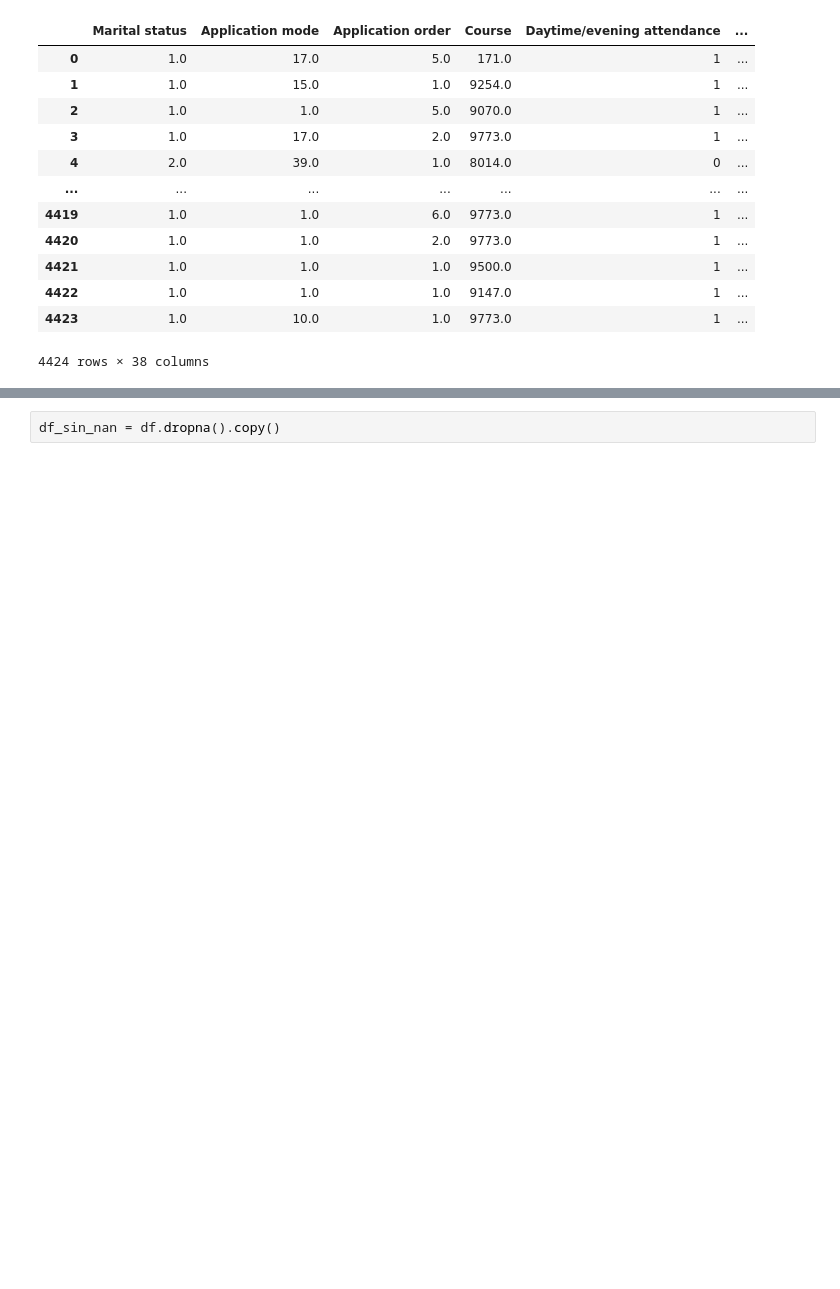
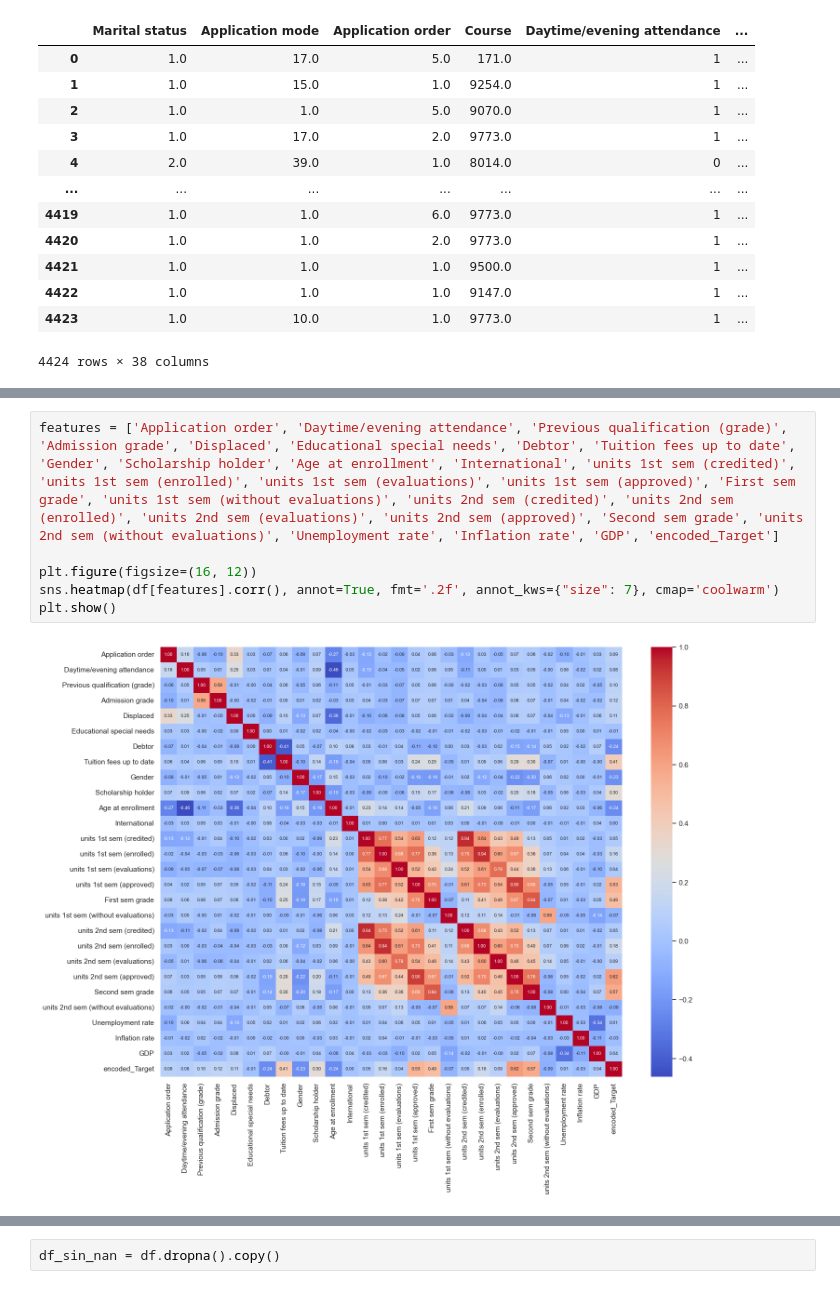
Before and after one commit to 2026788-max/Data-Analysis, a Jupyter notebook: Manuela Correa_DPrepHDip_CA1/ManuelaCorrea_DPrepHDip_CA1.ipynb, the cells around one changed output, grey strips where cells are left out. Saved outputs shown, nothing was run; the diff lists cells and outputs as text; blank space fills up the shorter version.

```diff
--- a/Manuela Correa_DPrepHDip_CA1/ManuelaCorrea_DPrepHDip_CA1.ipynb
+++ b/Manuela Correa_DPrepHDip_CA1/ManuelaCorrea_DPrepHDip_CA1.ipynb
@@ -702,0 +693,8 @@ Use PCA to establish the minimum number of features needed for retaining 99.5% v
+# %%
+features = ['Application order', 'Daytime/evening attendance', 'Previous qualification (grade)', 'Admission grade', 'Displaced', 'Educational special needs', 'Debtor', 'Tuition fees up to date', 'Gender', 'Scholarship holder', 'Age at enrollment', 'International', 'units 1st sem (credited)', 'units 1st sem (enrolled)', 'units 1st sem (evaluations)', 'units 1st sem (approved)', 'First sem grade', 'units 1st sem (without evaluations)', 'units 2nd sem (credited)', 'units 2nd sem (enrolled)', 'units 2nd sem (evaluations)', 'units 2nd sem (approved)', 'Second sem grade', 'units 2nd sem (without evaluations)', 'Unemployment rate', 'Inflation rate', 'GDP', 'encoded_Target']
+
+plt.figure(figsize=(16, 12))
+sns.heatmap(df[features].corr(), annot=True, fmt='.2f', annot_kws={"size": 7}, cmap='coolwarm')
+plt.show()
+# %% [output]
+[figure, added]
```
Also changed, not shown: parts of 87 cells of this notebook, 5 other files.
